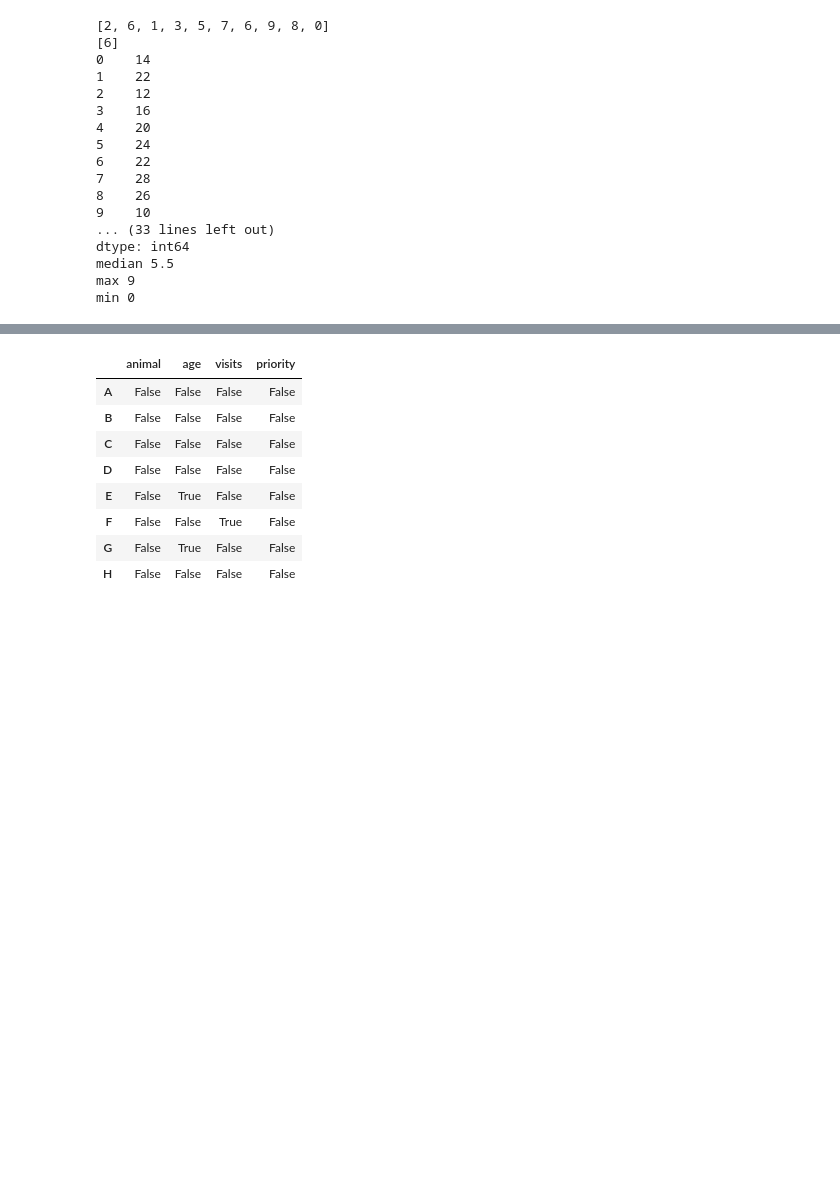
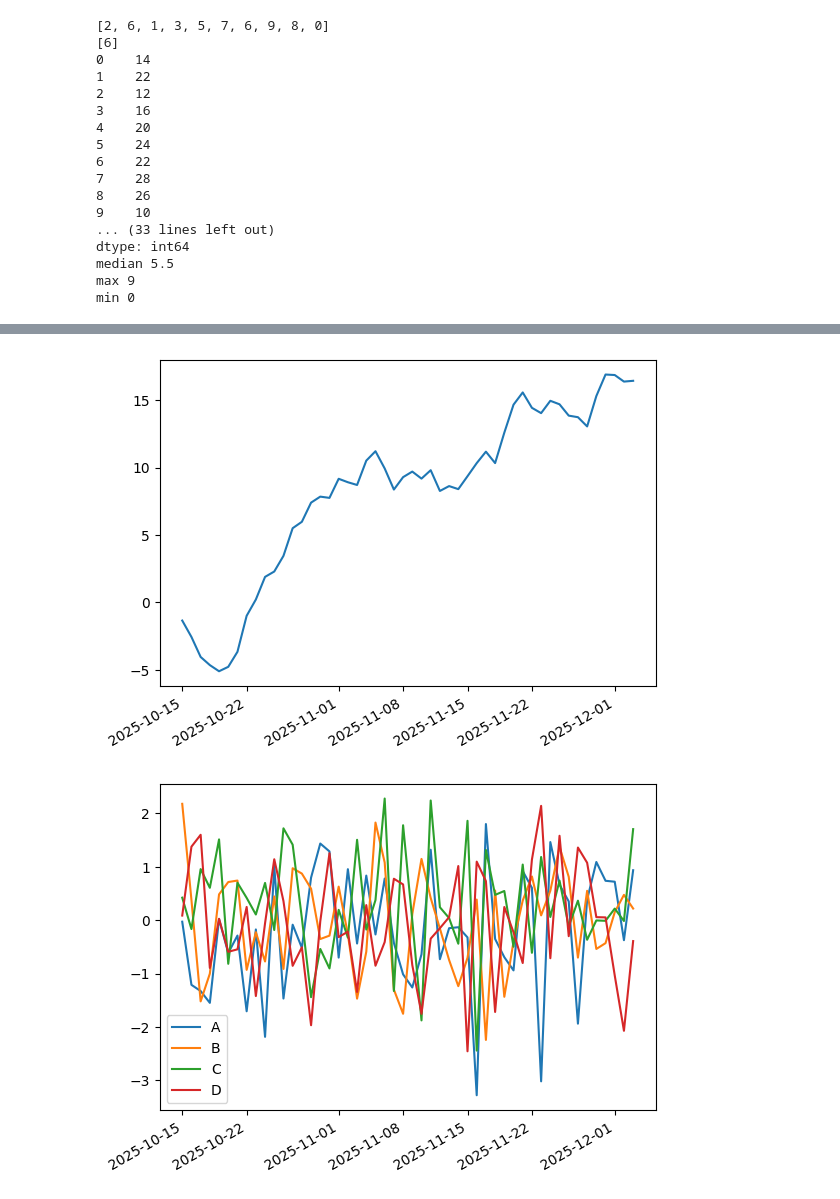
Before and after one commit to kamal-shantharam/python, a Jupyter notebook: py_package.ipynb, the cells around one changed output, grey strips where cells are left out. Cells and saved outputs as stored; diff of their text form; code cells hidden in the pictures; blank space fills up the shorter version.

```diff
--- a/py_package.ipynb
+++ b/py_package.ipynb
@@ -86,8 +86,13 @@ median 5.5
 max 9
 min 0
 # %%
+from ast import increment_lineno
 # using numpy
 import numpy as np
+import pandas as pd
+import numpy as np
+%matplotlib inline
+
 dates = pd.date_range('today', periods=6)
 num_arr = np.random.randn(6, 4)
 columns = ['A', 'B', 'C', 'D']
@@ -116,5 +121,29 @@ df2.sort_values(by='age')[1:3]
 df2[['age', 'visits']]
 df2.iloc[1:3]
 df2.isnull()
+df2.fillna(4)
+df2.dropna(how='any')
+
+df2.to_csv('animal.csv')
+df_animal = pd.read_csv('animal.csv')
+df_animal.head(3)
+
+df2.to_excel('animal.xlsx', sheet_name='Sheet1')
+df_animal2 = pd.read_excel('animal.xlsx', 'Sheet1')
+df_animal2
+
+ts = pd.Series(np.random.randn(50), index=pd.date_range('today', periods = 50))
+ts = ts.cumsum()
+ts.plot()
+
+
+df = pd.DataFrame(np.random.randn(50, 4), index=ts.index, columns=['A', 'B', 'C', 'D'])
+df.cumsum()
+df.plot()
+
+
+# remove repeated data using pandas
+df = pd.DataFrame({'A': [1, 2, 3, 3, 4, 4, 5, 5, 5, 6, 7]})
+print(df.loc[df['A'].shift() != df['A']])
 # %% [output]
                                    A         B         C         D
@@ -137,9 +166,2 @@ priority  yes    no   yes       yes     no    no   yes      no
-|  | animal | age | visits | priority |
-| A | False | False | False | False |
-| B | False | False | False | False |
-| C | False | False | False | False |
-| D | False | False | False | False |
-| E | False | True | False | False |
-| F | False | False | True | False |
-| G | False | True | False | False |
-| H | False | False | False | False |
+[figure, added]
+[figure, added]
```
Also changed, not shown: parts of 1 cell of this notebook.
